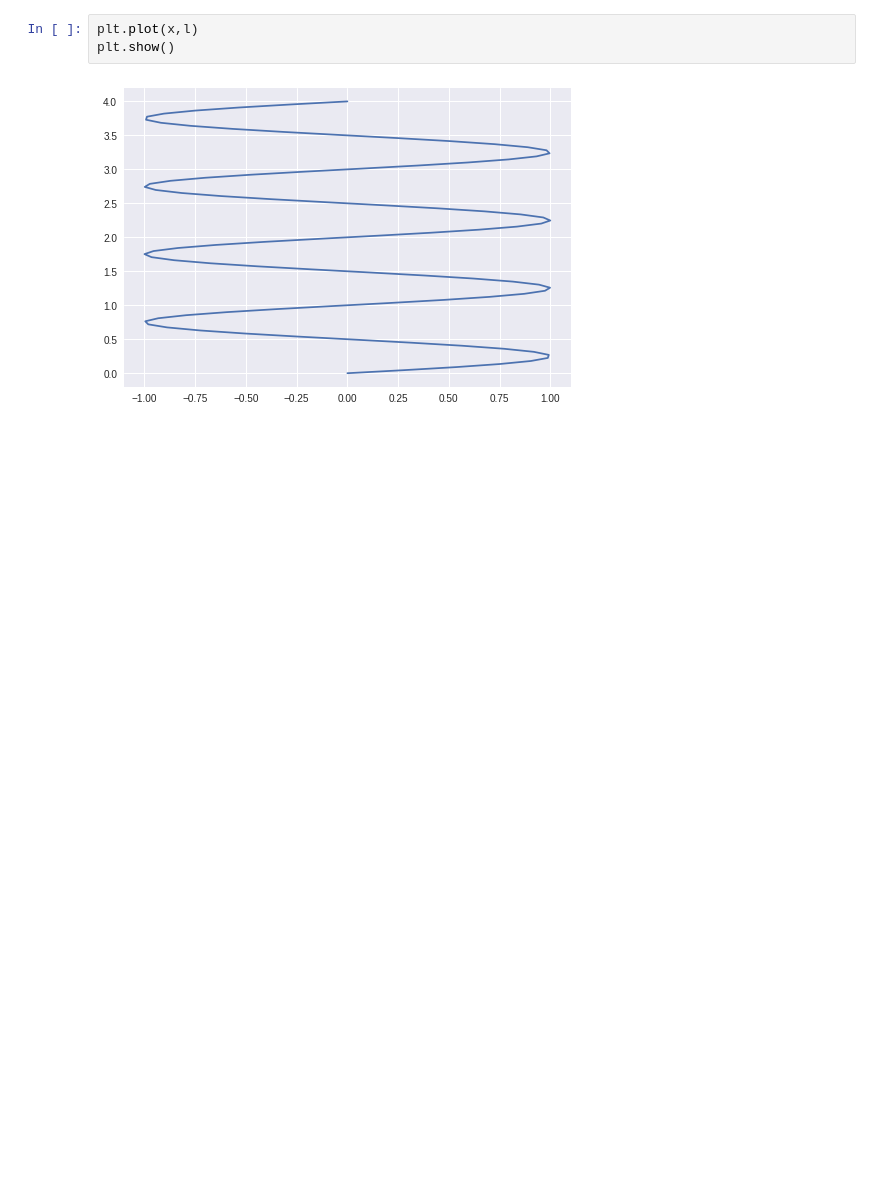
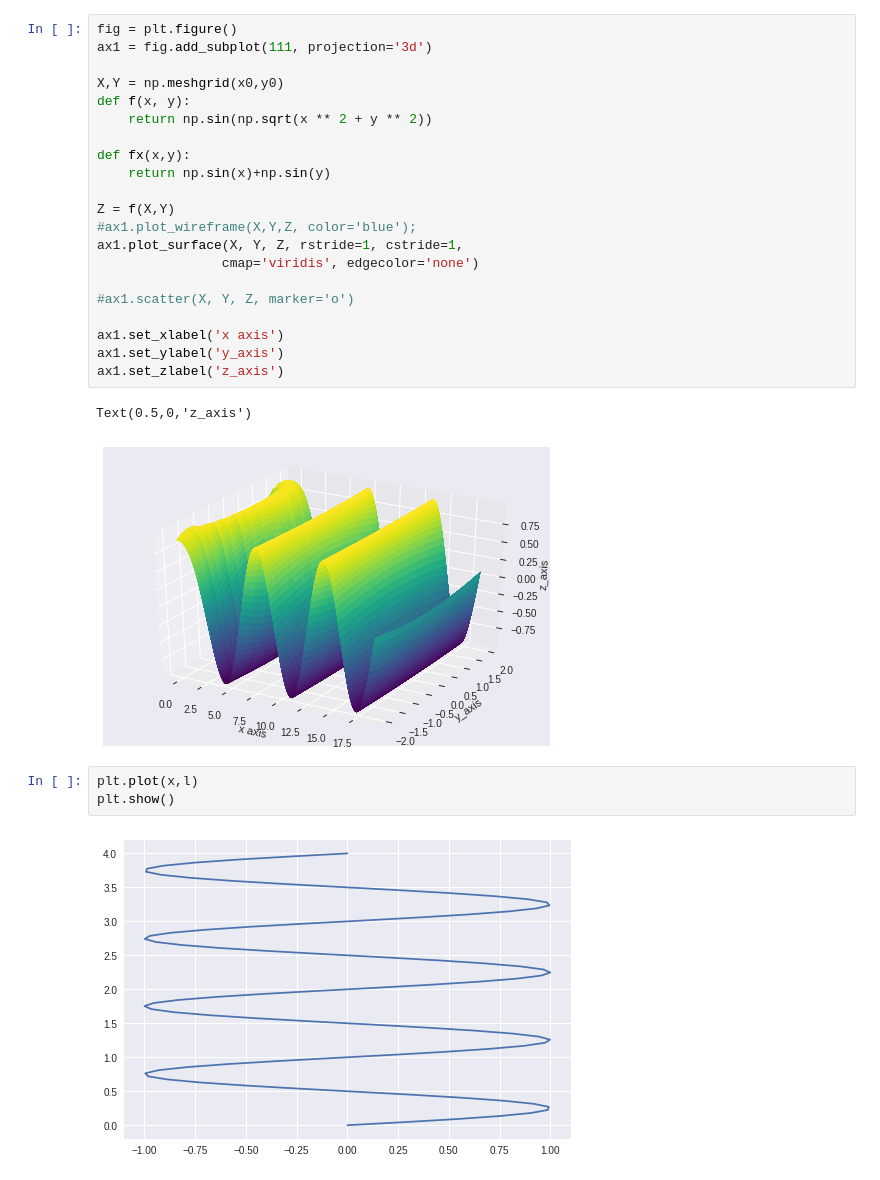
Before and after one commit to schwaaweb/aimlds1_04, a Jupyter notebook: W04_CC_DJ_Musical_Notes_0.ipynb, the cells around one changed output. Cells and saved outputs as stored; diff of their text form; blank space fills up the shorter version.

```diff
--- a/W04_CC_DJ_Musical_Notes_0.ipynb
+++ b/W04_CC_DJ_Musical_Notes_0.ipynb
@@ -12,3 +35,27 @@ plt.show()
+# %%
+fig = plt.figure()
+ax1 = fig.add_subplot(111, projection='3d')
+
+X,Y = np.meshgrid(x0,y0)
+def f(x, y):
+    return np.sin(np.sqrt(x ** 2 + y ** 2))
+
+def fx(x,y):
+    return np.sin(x)+np.sin(y)
+
+Z = f(X,Y)
+#ax1.plot_wireframe(X,Y,Z, color='blue');
+ax1.plot_surface(X, Y, Z, rstride=1, cstride=1,
+                cmap='viridis', edgecolor='none')
+
+#ax1.scatter(X, Y, Z, marker='o')
+
+ax1.set_xlabel('x axis')
+ax1.set_ylabel('y_axis')
+ax1.set_zlabel('z_axis')
+# %% [output]
+Text(0.5,0,'z_axis')
+[figure, added]
 # %%
 plt.plot(x,l)
 plt.show()
```
Also changed, not shown: parts of 4 cells of this notebook.
